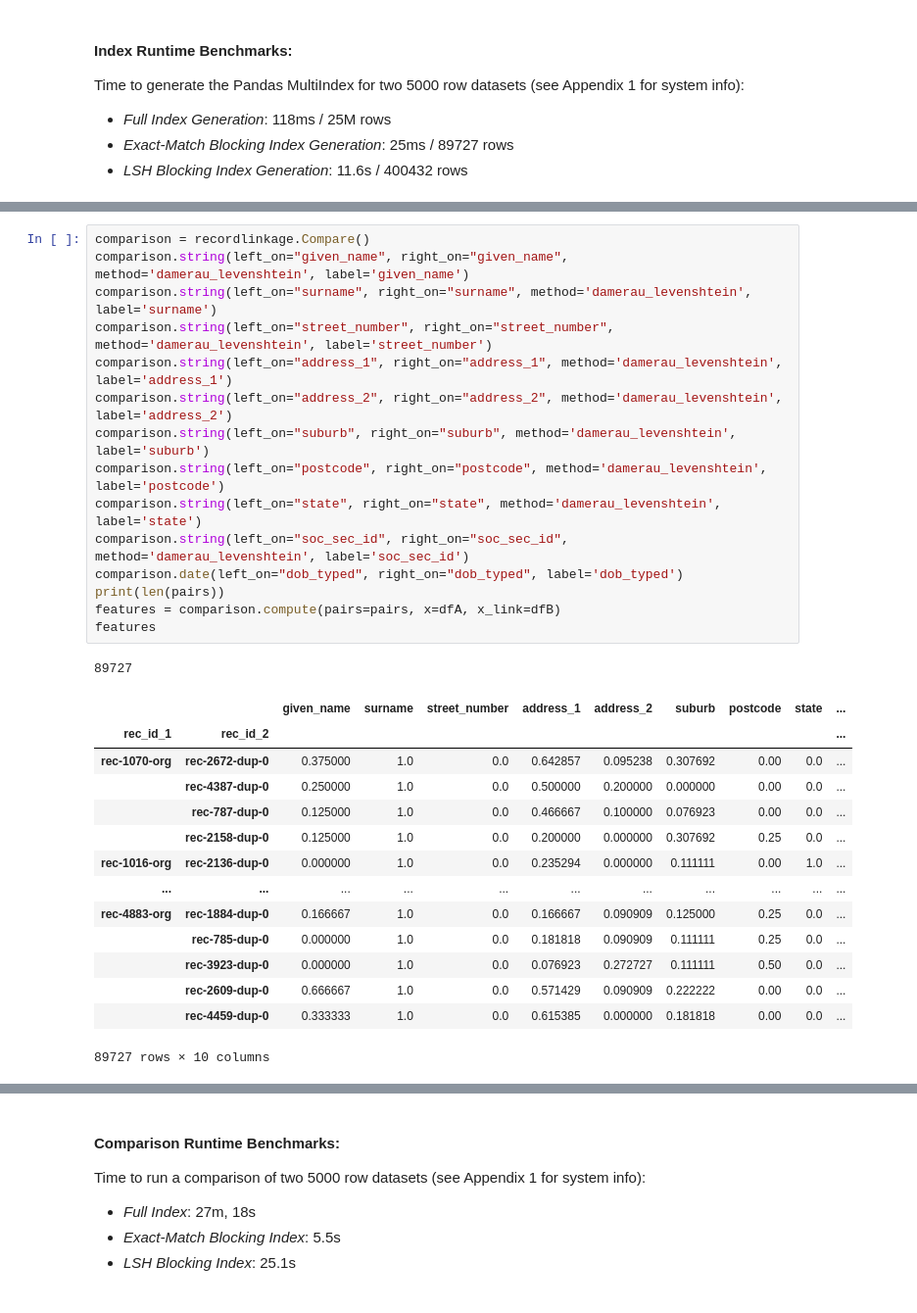
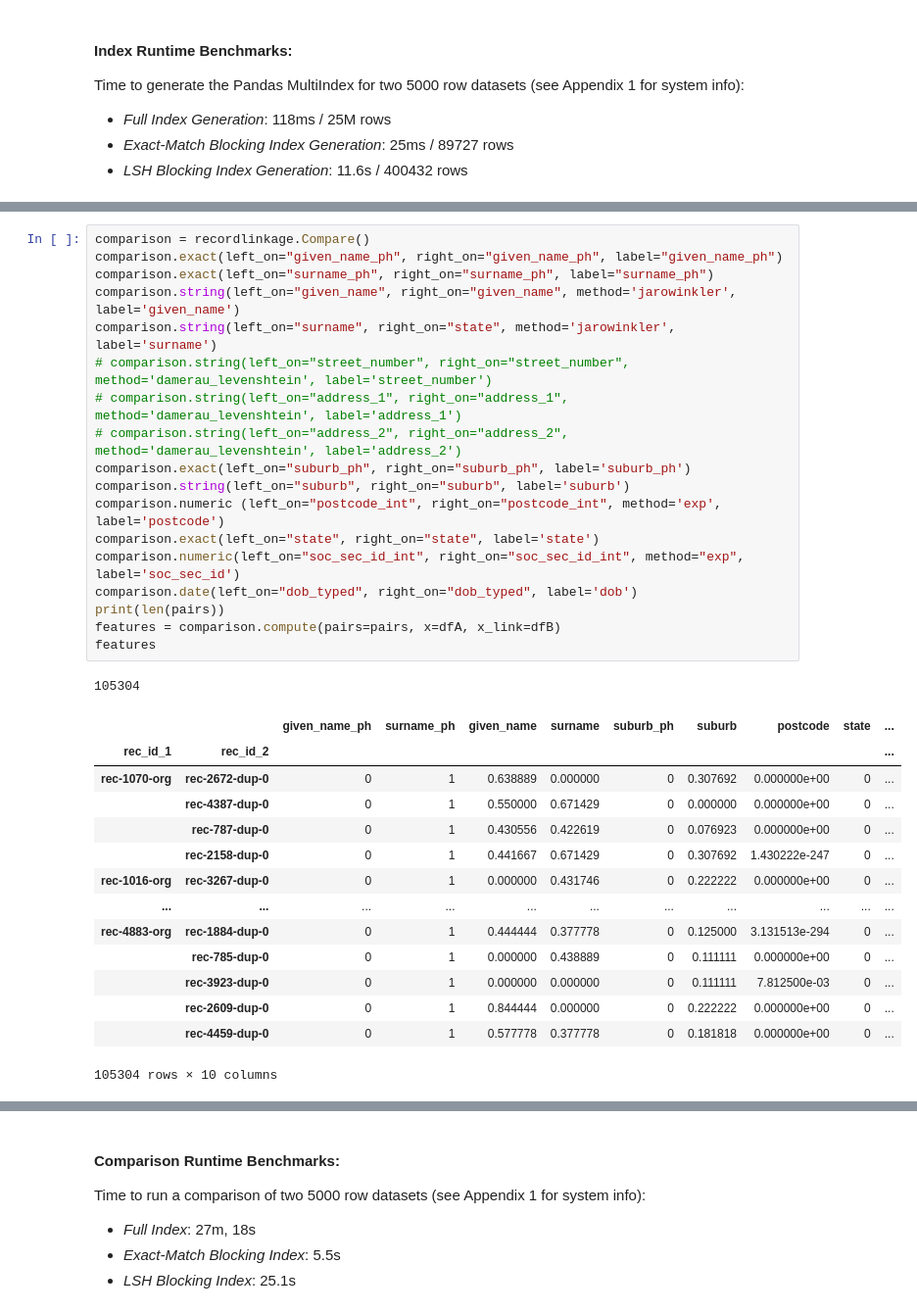
Before and after one commit to vincemarinelli/record_linkage, a Jupyter notebook: record_linkage.ipynb, the cells around one changed output, grey strips where cells are left out. Shown at 98% size. Cells and saved outputs as stored; diff of their text form.

```diff
--- a/record_linkage.ipynb
+++ b/record_linkage.ipynb
@@ -390,34 +427,37 @@ The rationale for using string comparison for almost all fields in this dataset
 # %%
 comparison = recordlinkage.Compare()
-comparison.string(left_on="given_name", right_on="given_name", method='damerau_levenshtein', label='given_name')
-comparison.string(left_on="surname", right_on="surname", method='damerau_levenshtein', label='surname')
-comparison.string(left_on="street_number", right_on="street_number", method='damerau_levenshtein', label='street_number')
-comparison.string(left_on="address_1", right_on="address_1", method='damerau_levenshtein', label='address_1')
-comparison.string(left_on="address_2", right_on="address_2", method='damerau_levenshtein', label='address_2')
-comparison.string(left_on="suburb", right_on="suburb", method='damerau_levenshtein', label='suburb')
-comparison.string(left_on="postcode", right_on="postcode", method='damerau_levenshtein', label='postcode')
-comparison.string(left_on="state", right_on="state", method='damerau_levenshtein', label='state')
-comparison.string(left_on="soc_sec_id", right_on="soc_sec_id", method='damerau_levenshtein', label='soc_sec_id')
-comparison.date(left_on="dob_typed", right_on="dob_typed", label='dob_typed')
+comparison.exact(left_on="given_name_ph", right_on="given_name_ph", label="given_name_ph")
+comparison.exact(left_on="surname_ph", right_on="surname_ph", label="surname_ph")
+comparison.string(left_on="given_name", right_on="given_name", method='jarowinkler', label='given_name')
+comparison.string(left_on="surname", right_on="state", method='jarowinkler', label='surname')
+# comparison.string(left_on="street_number", right_on="street_number", method='damerau_levenshtein', label='street_number')
+# comparison.string(left_on="address_1", right_on="address_1", method='damerau_levenshtein', label='address_1')
+# comparison.string(left_on="address_2", right_on="address_2", method='damerau_levenshtein', label='address_2')
+comparison.exact(left_on="suburb_ph", right_on="suburb_ph", label='suburb_ph')
+comparison.string(left_on="suburb", right_on="suburb", label='suburb')
+comparison.numeric (left_on="postcode_int", right_on="postcode_int", method='exp', label='postcode')
+comparison.exact(left_on="state", right_on="state", label='state')
+comparison.numeric(left_on="soc_sec_id_int", right_on="soc_sec_id_int", method="exp", label='soc_sec_id')
+comparison.date(left_on="dob_typed", right_on="dob_typed", label='dob')
 print(len(pairs))
 features = comparison.compute(pairs=pairs, x=dfA, x_link=dfB)
 features
 # %% [output]
-89727
+105304
-|  |  | given_name | surname | street_number | address_1 | address_2 | suburb | postcode | state | ... |
+|  |  | given_name_ph | surname_ph | given_name | surname | suburb_ph | suburb | postcode | state | ... |
 | rec_id_1 | rec_id_2 |  |  |  |  |  |  |  |  | ... |
-| rec-1070-org | rec-2672-dup-0 | 0.375000 | 1.0 | 0.0 | 0.642857 | 0.095238 | 0.307692 | 0.00 | 0.0 | ... |
-|  | rec-4387-dup-0 | 0.250000 | 1.0 | 0.0 | 0.500000 | 0.200000 | 0.000000 | 0.00 | 0.0 | ... |
-|  | rec-787-dup-0 | 0.125000 | 1.0 | 0.0 | 0.466667 | 0.100000 | 0.076923 | 0.00 | 0.0 | ... |
-|  | rec-2158-dup-0 | 0.125000 | 1.0 | 0.0 | 0.200000 | 0.000000 | 0.307692 | 0.25 | 0.0 | ... |
-| rec-1016-org | rec-2136-dup-0 | 0.000000 | 1.0 | 0.0 | 0.235294 | 0.000000 | 0.111111 | 0.00 | 1.0 | ... |
+| rec-1070-org | rec-2672-dup-0 | 0 | 1 | 0.638889 | 0.000000 | 0 | 0.307692 | 0.000000e+00 | 0 | ... |
+|  | rec-4387-dup-0 | 0 | 1 | 0.550000 | 0.671429 | 0 | 0.000000 | 0.000000e+00 | 0 | ... |
+|  | rec-787-dup-0 | 0 | 1 | 0.430556 | 0.422619 | 0 | 0.076923 | 0.000000e+00 | 0 | ... |
+|  | rec-2158-dup-0 | 0 | 1 | 0.441667 | 0.671429 | 0 | 0.307692 | 1.430222e-247 | 0 | ... |
+| rec-1016-org | rec-3267-dup-0 | 0 | 1 | 0.000000 | 0.431746 | 0 | 0.222222 | 0.000000e+00 | 0 | ... |
 | ... | ... | ... | ... | ... | ... | ... | ... | ... | ... | ... |
-| rec-4883-org | rec-1884-dup-0 | 0.166667 | 1.0 | 0.0 | 0.166667 | 0.090909 | 0.125000 | 0.25 | 0.0 | ... |
-|  | rec-785-dup-0 | 0.000000 | 1.0 | 0.0 | 0.181818 | 0.090909 | 0.111111 | 0.25 | 0.0 | ... |
-|  | rec-3923-dup-0 | 0.000000 | 1.0 | 0.0 | 0.076923 | 0.272727 | 0.111111 | 0.50 | 0.0 | ... |
-|  | rec-2609-dup-0 | 0.666667 | 1.0 | 0.0 | 0.571429 | 0.090909 | 0.222222 | 0.00 | 0.0 | ... |
-|  | rec-4459-dup-0 | 0.333333 | 1.0 | 0.0 | 0.615385 | 0.000000 | 0.181818 | 0.00 | 0.0 | ... |
+| rec-4883-org | rec-1884-dup-0 | 0 | 1 | 0.444444 | 0.377778 | 0 | 0.125000 | 3.131513e-294 | 0 | ... |
+|  | rec-785-dup-0 | 0 | 1 | 0.000000 | 0.438889 | 0 | 0.111111 | 0.000000e+00 | 0 | ... |
+|  | rec-3923-dup-0 | 0 | 1 | 0.000000 | 0.000000 | 0 | 0.111111 | 7.812500e-03 | 0 | ... |
+|  | rec-2609-dup-0 | 0 | 1 | 0.844444 | 0.000000 | 0 | 0.222222 | 0.000000e+00 | 0 | ... |
+|  | rec-4459-dup-0 | 0 | 1 | 0.577778 | 0.377778 | 0 | 0.181818 | 0.000000e+00 | 0 | ... |
-89727 rows × 10 columns
+105304 rows × 10 columns
 # %%
 features.describe()
 # %% [output]
```
Also changed, not shown: parts of 55 cells of this notebook, 2 other files.
